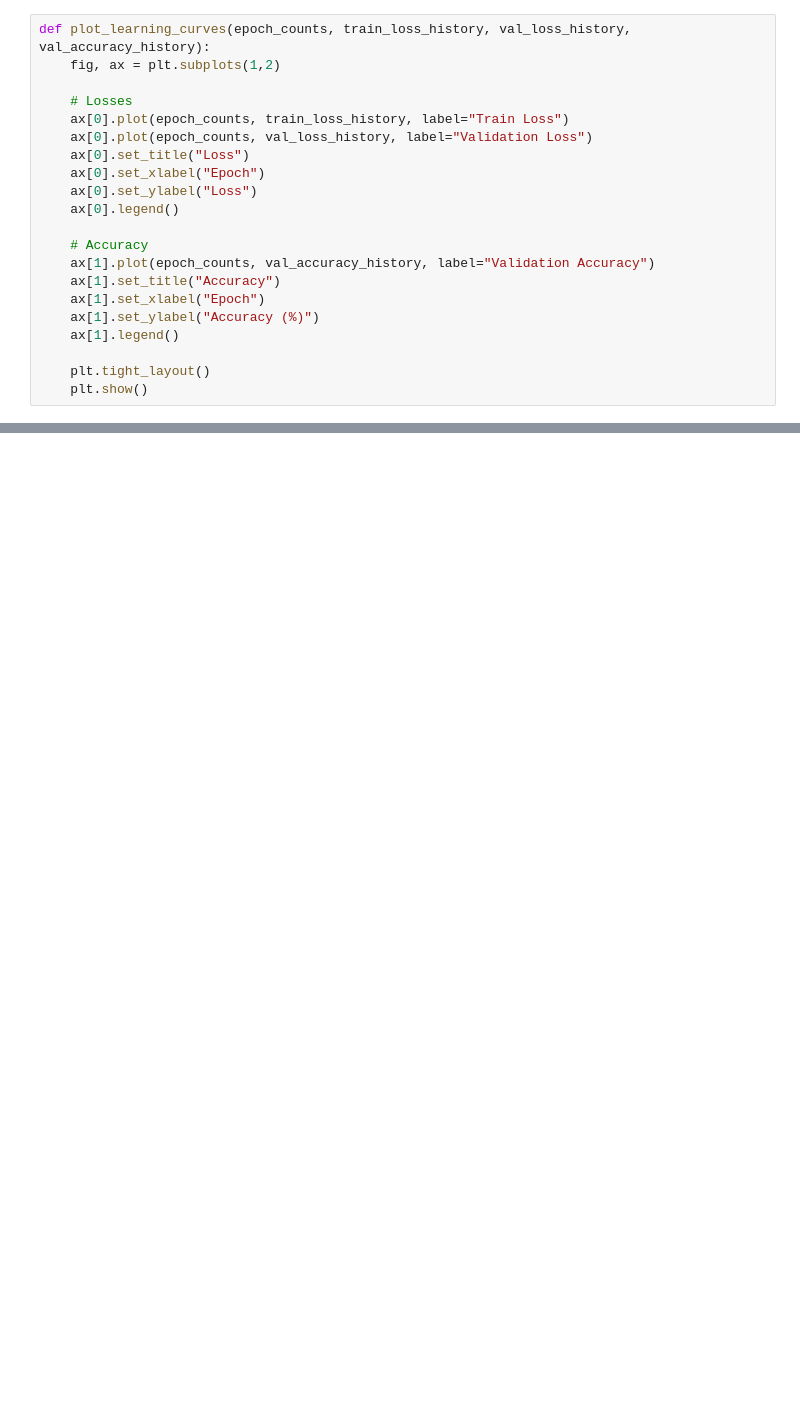
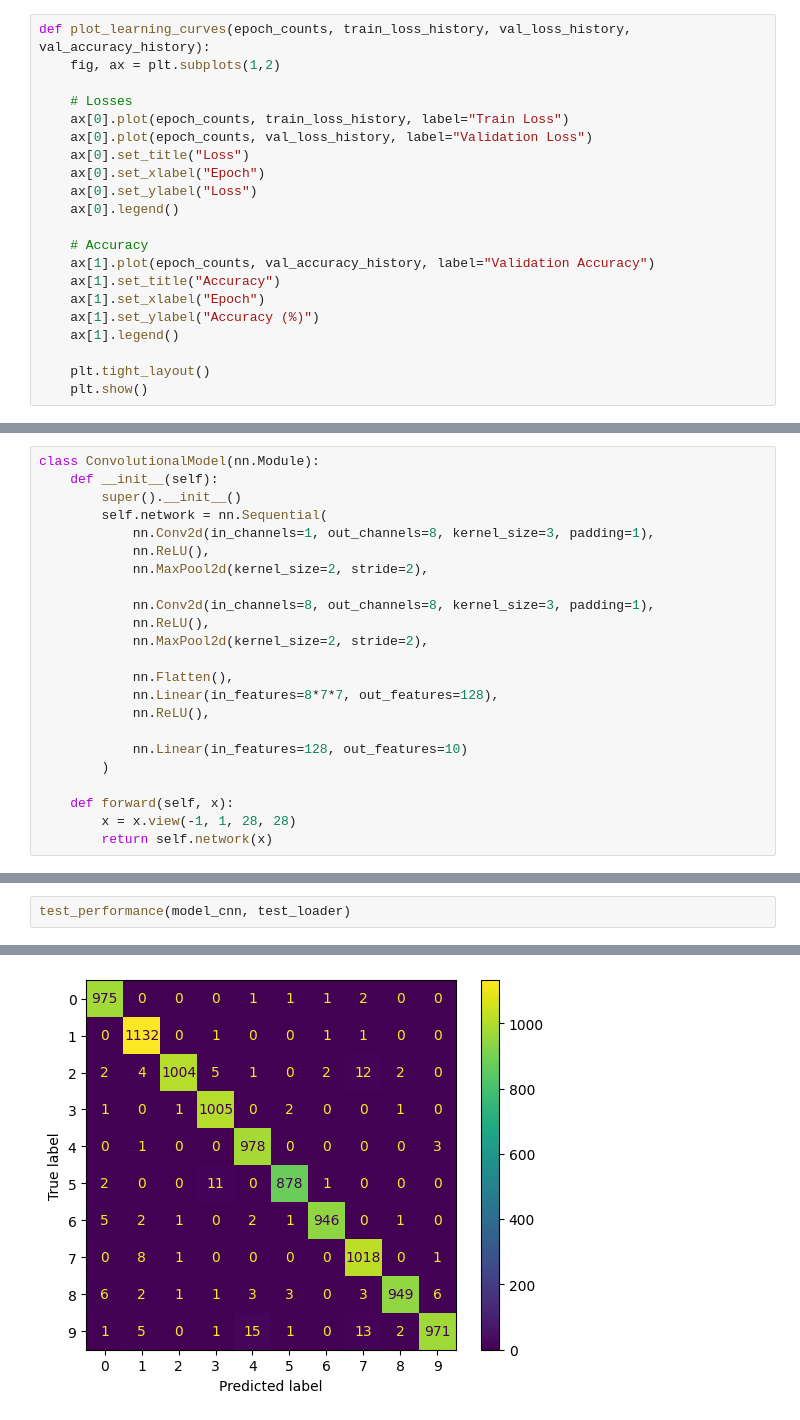
Before and after one commit to SarveshMD/colab-notebooks, a Jupyter notebook: mnist_pytorch.ipynb, the cells around one changed output, grey strips where cells are left out. Saved outputs shown, nothing was run; the diff lists cells and outputs as text; blank space fills up the shorter version.

```diff
--- a/mnist_pytorch.ipynb
+++ b/mnist_pytorch.ipynb
@@ -274,0 +297,23 @@ weighted avg       0.98      0.98      0.98     10000
+# %%
+class ConvolutionalModel(nn.Module):
+    def __init__(self):
+        super().__init__()
+        self.network = nn.Sequential(
+            nn.Conv2d(in_channels=1, out_channels=8, kernel_size=3, padding=1),
+            nn.ReLU(),
+            nn.MaxPool2d(kernel_size=2, stride=2),
+
+            nn.Conv2d(in_channels=8, out_channels=8, kernel_size=3, padding=1),
+            nn.ReLU(),
+            nn.MaxPool2d(kernel_size=2, stride=2),
+
+            nn.Flatten(),
+            nn.Linear(in_features=8*7*7, out_features=128),
+            nn.ReLU(),
+
+            nn.Linear(in_features=128, out_features=10)
+        )
+
+    def forward(self, x):
+        x = x.view(-1, 1, 28, 28)
+        return self.network(x)
@@ -274,0 +375,3 @@ weighted avg       0.98      0.98      0.98     10000
+# %%
+test_performance(model_cnn, test_loader)
+# %% [output]
@@ -274,0 +395 @@ weighted avg       0.98      0.98      0.98     10000
+[figure, added]
```
Also changed, not shown: parts of 31 cells of this notebook.
